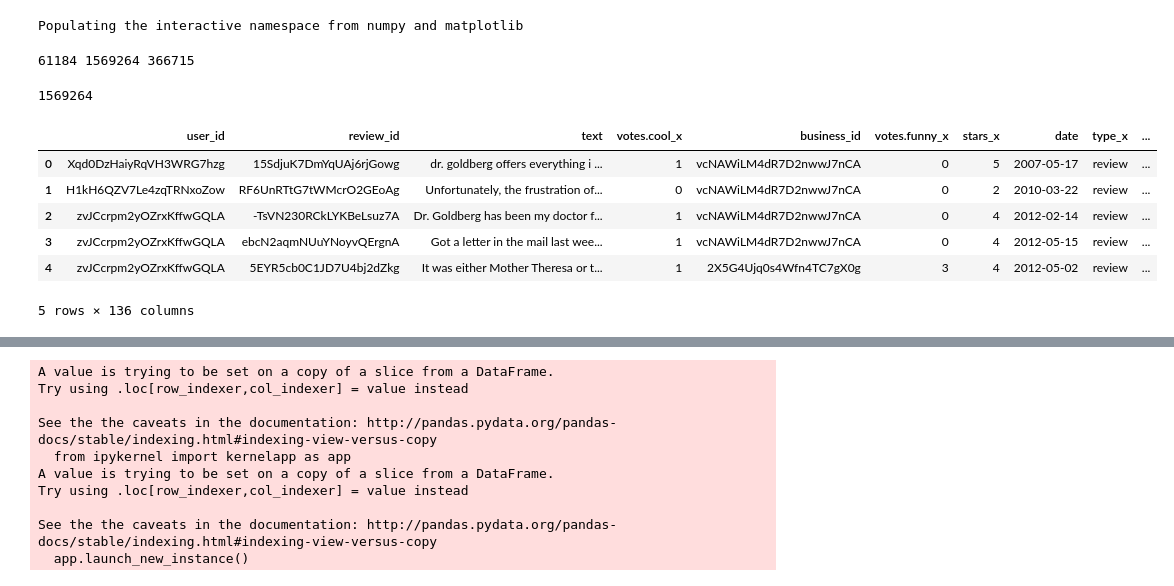
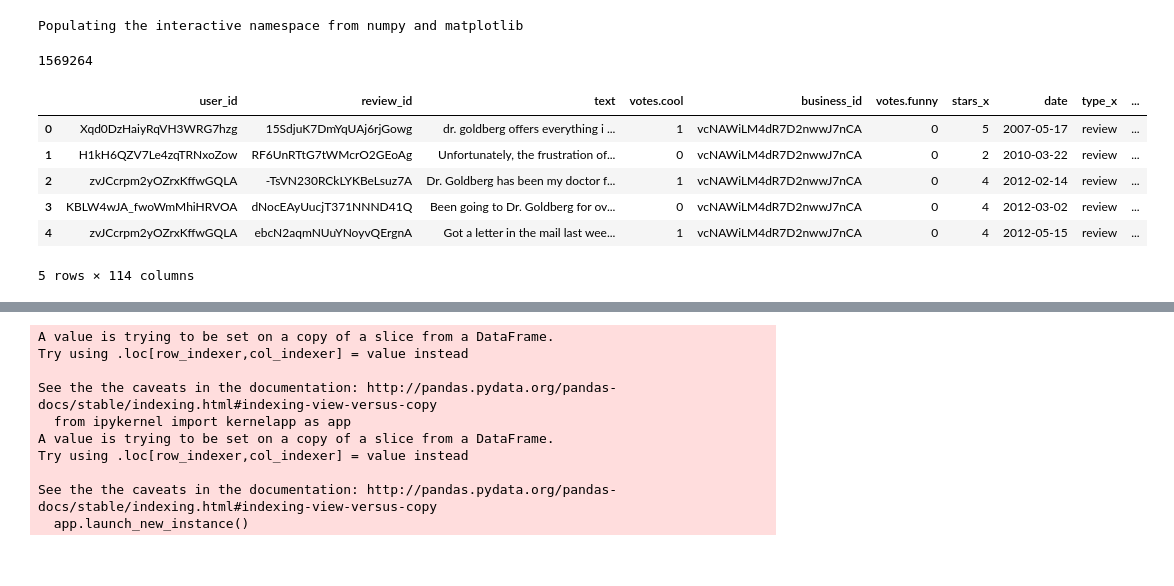
Before and after one commit to Jihenghuang/team_pokemon_ML_project, a Jupyter notebook: data_cleaning.ipynb, the cells around one changed output, grey strips where cells are left out. Saved outputs shown, nothing was run; the diff lists cells and outputs as text; code cells hidden in the pictures.

```diff
--- a/data_cleaning.ipynb
+++ b/data_cleaning.ipynb
@@ -13,22 +13,20 @@ Populating the interactive namespace from numpy and matplotlib
 # data structure: https://www.yelp.co.uk/dataset_challenge/dataset
 business = pd.read_csv('yelp_academic_dataset_business.csv')
 review = pd.read_csv('yelp_academic_dataset_review.csv')
-user = pd.read_csv('yelp_academic_dataset_user.csv')
+#user = pd.read_csv('yelp_academic_dataset_user.csv')
 
-print len(business), len(review), len(user)
+#print len(business), len(review), len(user)
-# %% [output]
-61184 1569264 366715
 # %%
 # merge datasets
-merged = pd.merge(pd.merge(review,business,on='business_id'),user,on='user_id')
-print len(merged)
+merged = pd.merge(review,business,on='business_id')
+print(len(merged))
 merged.head()
 # %% [output]
 1569264
-|  | user_id | review_id | text | votes.cool_x | business_id | votes.funny_x | stars_x | date | type_x | ... |
+|  | user_id | review_id | text | votes.cool | business_id | votes.funny | stars_x | date | type_x | ... |
 | 0 | Xqd0DzHaiyRqVH3WRG7hzg | 15SdjuK7DmYqUAj6rjGowg | dr. goldberg offers everything i ... | 1 | vcNAWiLM4dR7D2nwwJ7nCA | 0 | 5 | 2007-05-17 | review | ... |
 | 1 | H1kH6QZV7Le4zqTRNxoZow | RF6UnRTtG7tWMcrO2GEoAg | Unfortunately, the frustration of... | 0 | vcNAWiLM4dR7D2nwwJ7nCA | 0 | 2 | 2010-03-22 | review | ... |
 | 2 | zvJCcrpm2yOZrxKffwGQLA | -TsVN230RCkLYKBeLsuz7A | Dr. Goldberg has been my doctor f... | 1 | vcNAWiLM4dR7D2nwwJ7nCA | 0 | 4 | 2012-02-14 | review | ... |
-| 3 | zvJCcrpm2yOZrxKffwGQLA | ebcN2aqmNUuYNoyvQErgnA | Got a letter in the mail last wee... | 1 | vcNAWiLM4dR7D2nwwJ7nCA | 0 | 4 | 2012-05-15 | review | ... |
-| 4 | zvJCcrpm2yOZrxKffwGQLA | 5EYR5cb0C1JD7U4bj2dZkg | It was either Mother Theresa or t... | 1 | 2X5G4Ujq0s4Wfn4TC7gX0g | 3 | 4 | 2012-05-02 | review | ... |
+| 3 | KBLW4wJA_fwoWmMhiHRVOA | dNocEAyUucjT371NNND41Q | Been going to Dr. Goldberg for ov... | 0 | vcNAWiLM4dR7D2nwwJ7nCA | 0 | 4 | 2012-03-02 | review | ... |
+| 4 | zvJCcrpm2yOZrxKffwGQLA | ebcN2aqmNUuYNoyvQErgnA | Got a letter in the mail last wee... | 1 | vcNAWiLM4dR7D2nwwJ7nCA | 0 | 4 | 2012-05-15 | review | ... |
-5 rows × 136 columns
+5 rows × 114 columns
```
Also changed, not shown: parts of 6 cells of this notebook, 1 other file.
